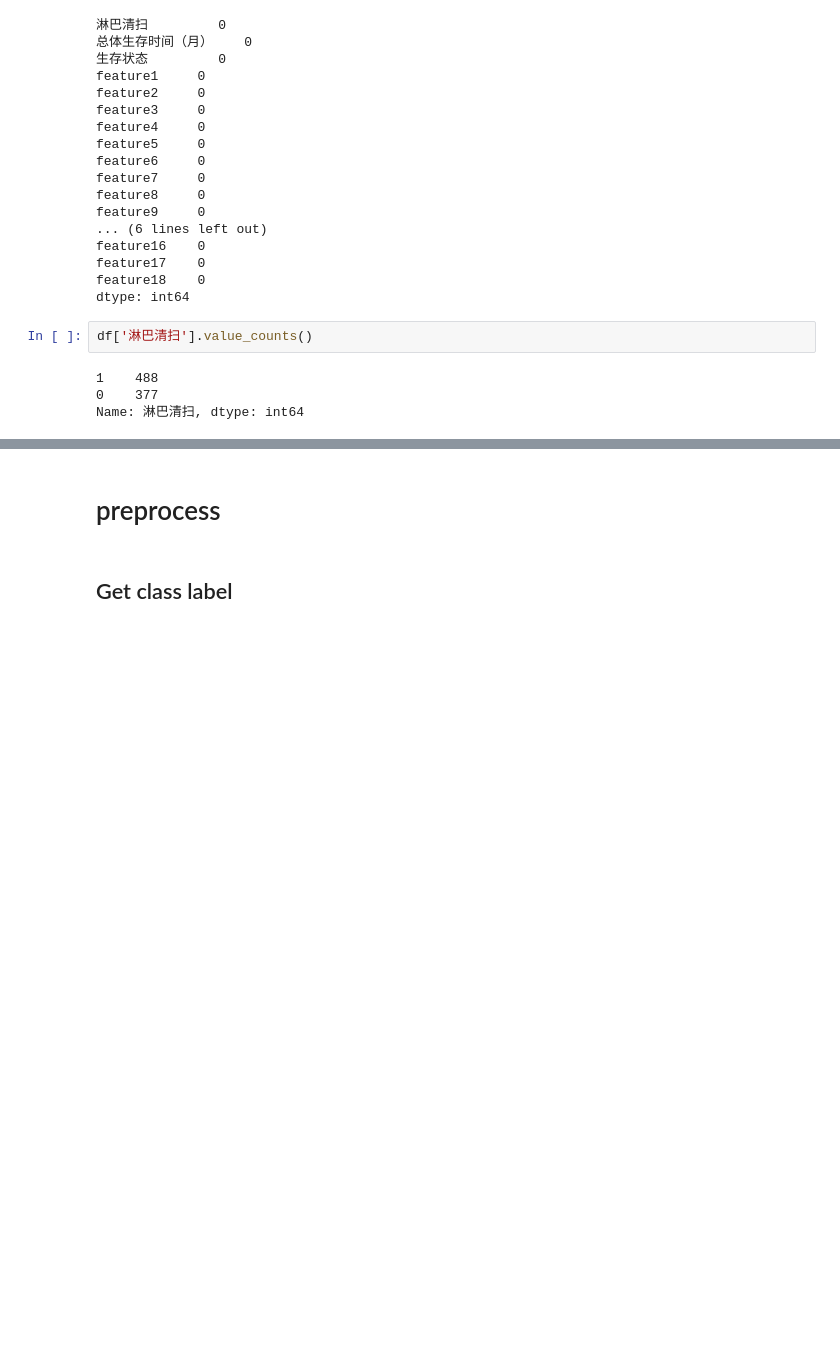
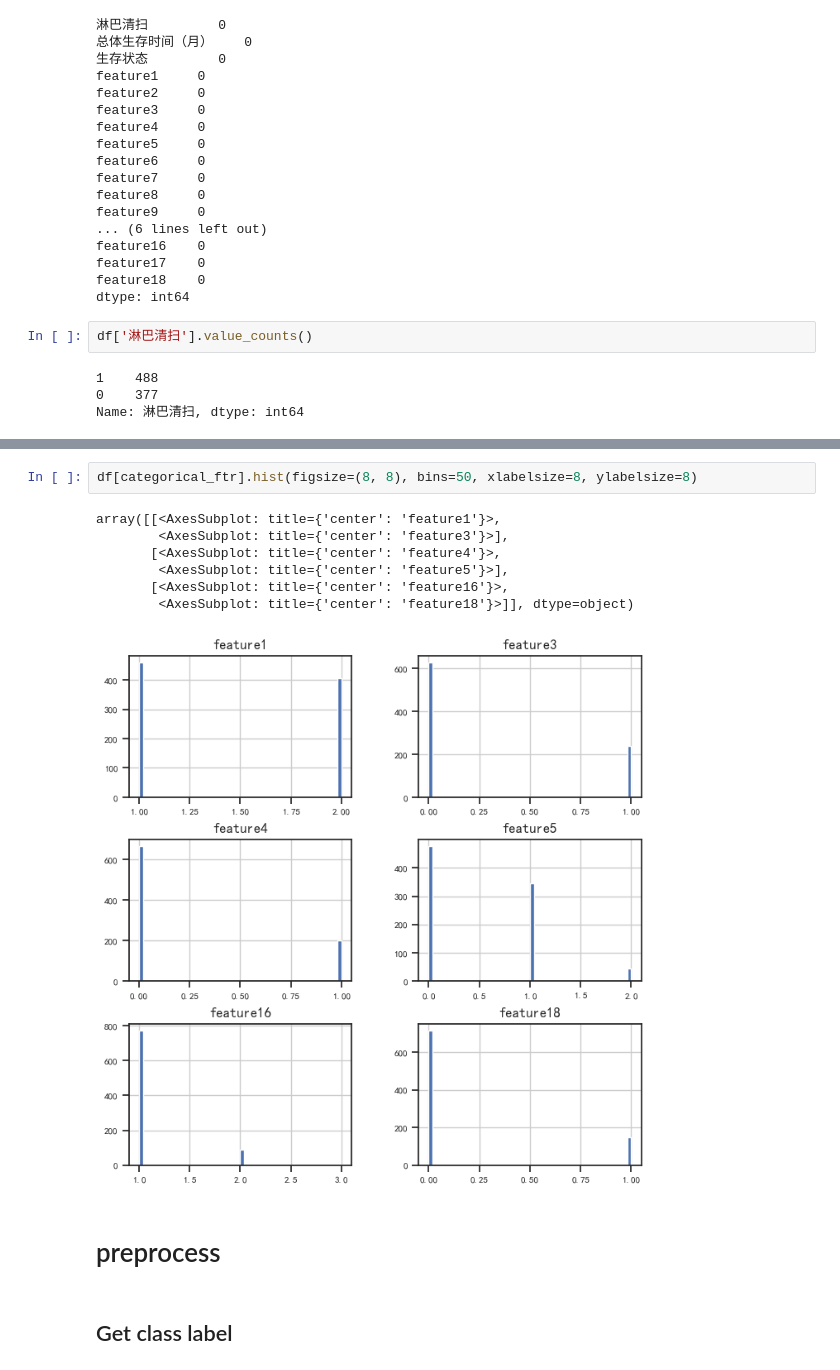
Before and after one commit to Parsonlee/TNM------, a Jupyter notebook: model copy.ipynb, the cells around one changed output, grey strips where cells are left out. Drawn from its saved outputs; the diff is of its cells as text; blank space fills up the shorter version.

```diff
--- a/model copy.ipynb
+++ b/model copy.ipynb
@@ -143,3 +145,13 @@ array([[<AxesSubplot: title={'center': 'feature6'}>,
+# %%
+df[categorical_ftr].hist(figsize=(8, 8), bins=50, xlabelsize=8, ylabelsize=8)
+# %% [output]
+array([[<AxesSubplot: title={'center': 'feature1'}>,
+        <AxesSubplot: title={'center': 'feature3'}>],
+       [<AxesSubplot: title={'center': 'feature4'}>,
+        <AxesSubplot: title={'center': 'feature5'}>],
+       [<AxesSubplot: title={'center': 'feature16'}>,
+        <AxesSubplot: title={'center': 'feature18'}>]], dtype=object)
+[figure, added]
 # %% [markdown]
 # preprocess
 # %% [markdown]
```
Also changed, not shown: parts of 3 cells of this notebook.
